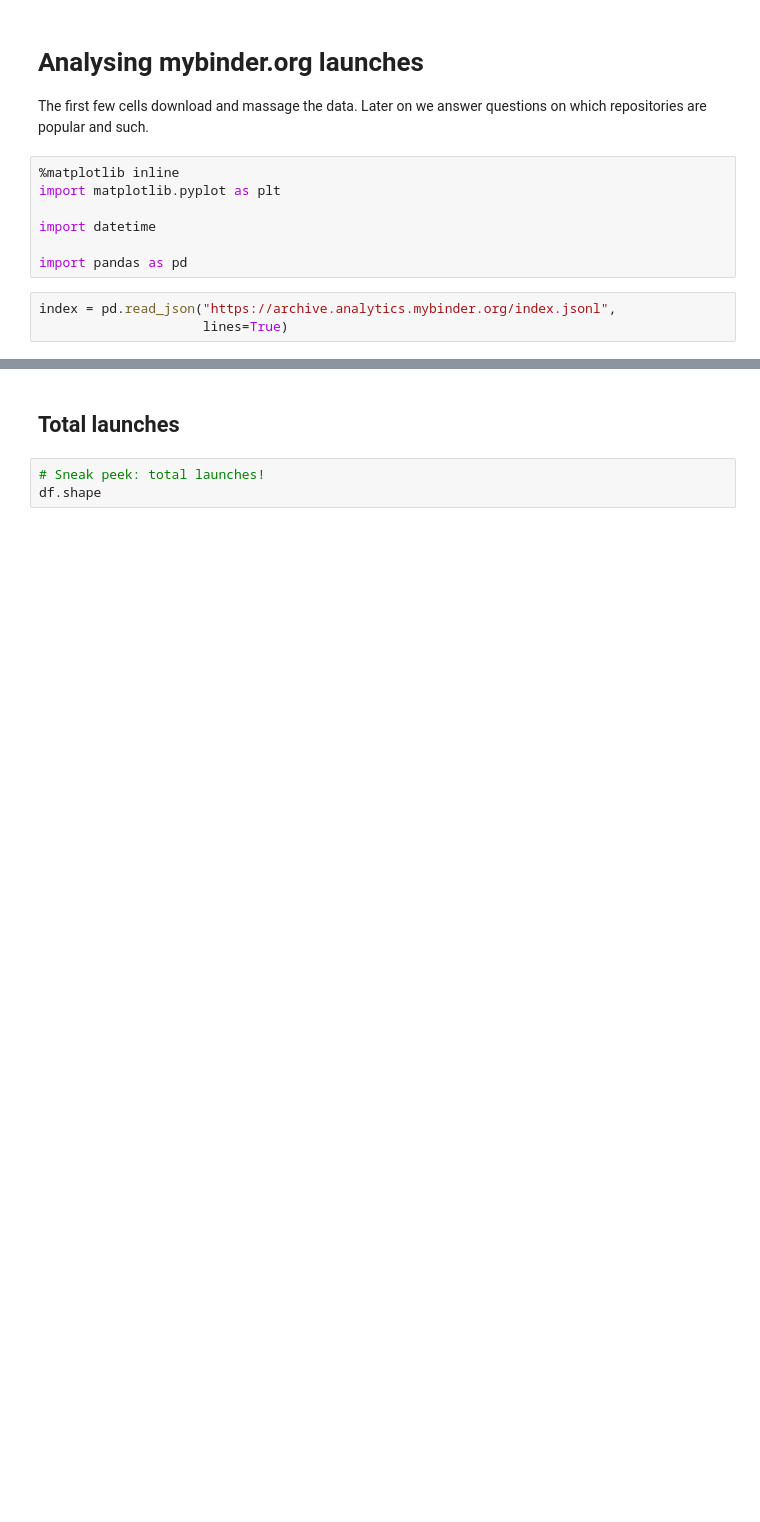
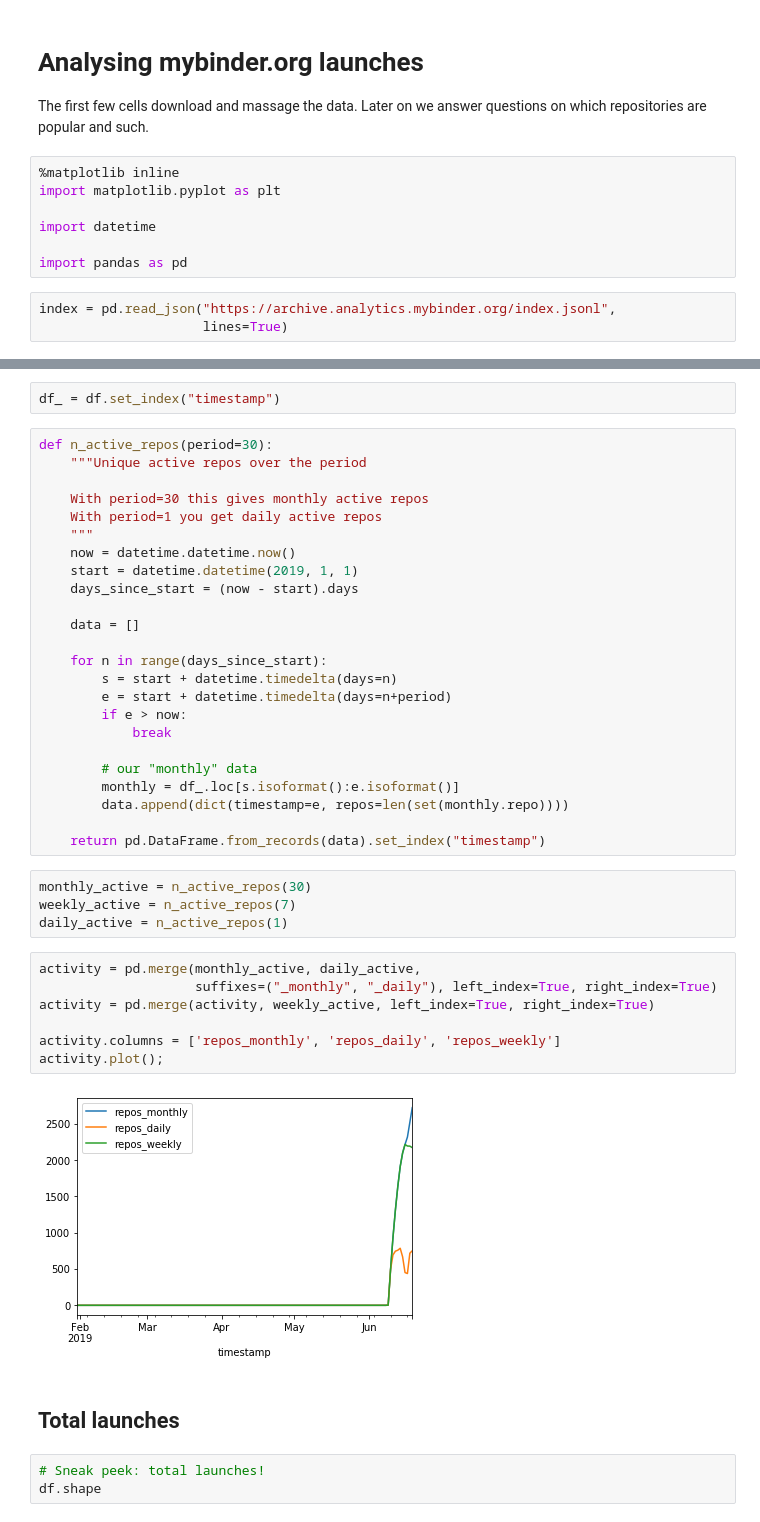
Before and after one commit to betatim/binderlyzer, a Jupyter notebook: binder-launches.ipynb, the cells around one changed output, grey strips where cells are left out. Saved outputs shown, nothing was run; the diff lists cells and outputs as text; blank space fills up the shorter version.

```diff
--- a/binder-launches.ipynb
+++ b/binder-launches.ipynb
@@ -64,3 +80,42 @@ df.head()
+# %%
+df_ = df.set_index("timestamp")
+# %%
+def n_active_repos(period=30):
+    """Unique active repos over the period
+
+    With period=30 this gives monthly active repos
+    With period=1 you get daily active repos
+    """
+    now = datetime.datetime.now()
+    start = datetime.datetime(2019, 1, 1)
+    days_since_start = (now - start).days
+
+    data = []
+
+    for n in range(days_since_start):
+        s = start + datetime.timedelta(days=n)
+        e = start + datetime.timedelta(days=n+period)
+        if e > now:
+            break
+
+        # our "monthly" data
+        monthly = df_.loc[s.isoformat():e.isoformat()]
+        data.append(dict(timestamp=e, repos=len(set(monthly.repo))))
+
+    return pd.DataFrame.from_records(data).set_index("timestamp")
+# %%
+monthly_active = n_active_repos(30)
+weekly_active = n_active_repos(7)
+daily_active = n_active_repos(1)
+# %%
+activity = pd.merge(monthly_active, daily_active,
+                    suffixes=("_monthly", "_daily"), left_index=True, right_index=True)
+activity = pd.merge(activity, weekly_active, left_index=True, right_index=True)
+
+activity.columns = ['repos_monthly', 'repos_daily', 'repos_weekly']
+activity.plot();
+# %% [output]
+[figure, added]
 # %% [markdown]
 ## Total launches
 # %%
```
Also changed, not shown: parts of 15 cells of this notebook.
